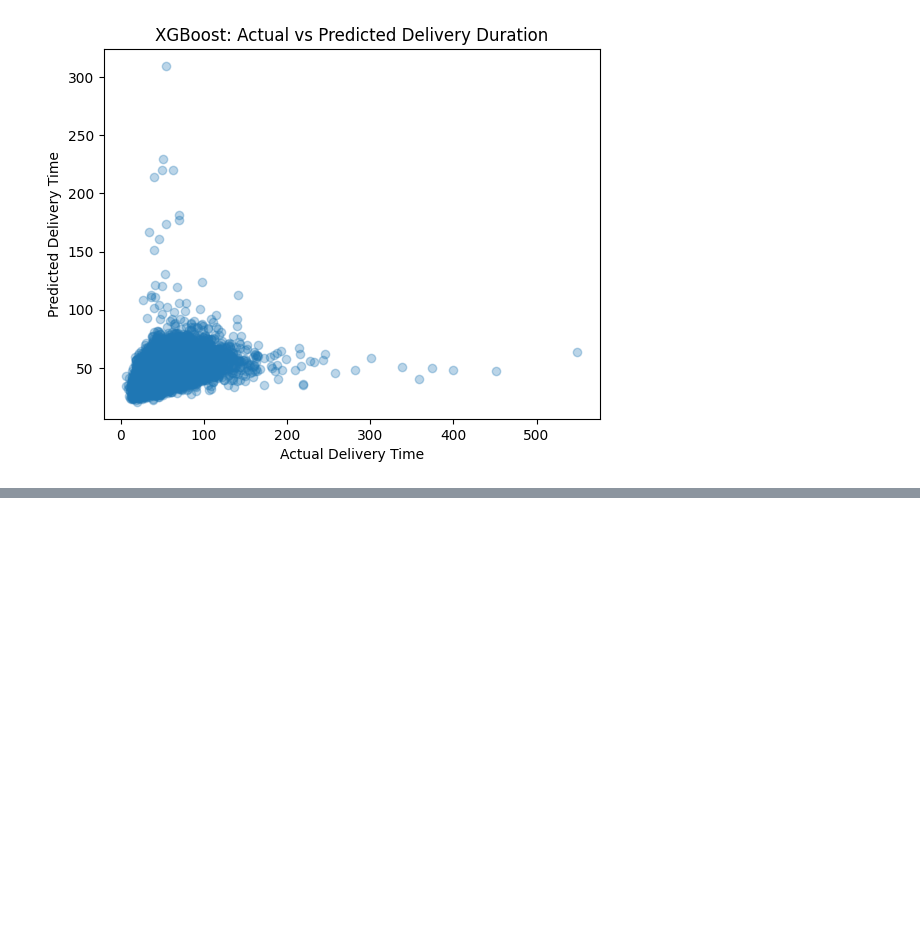
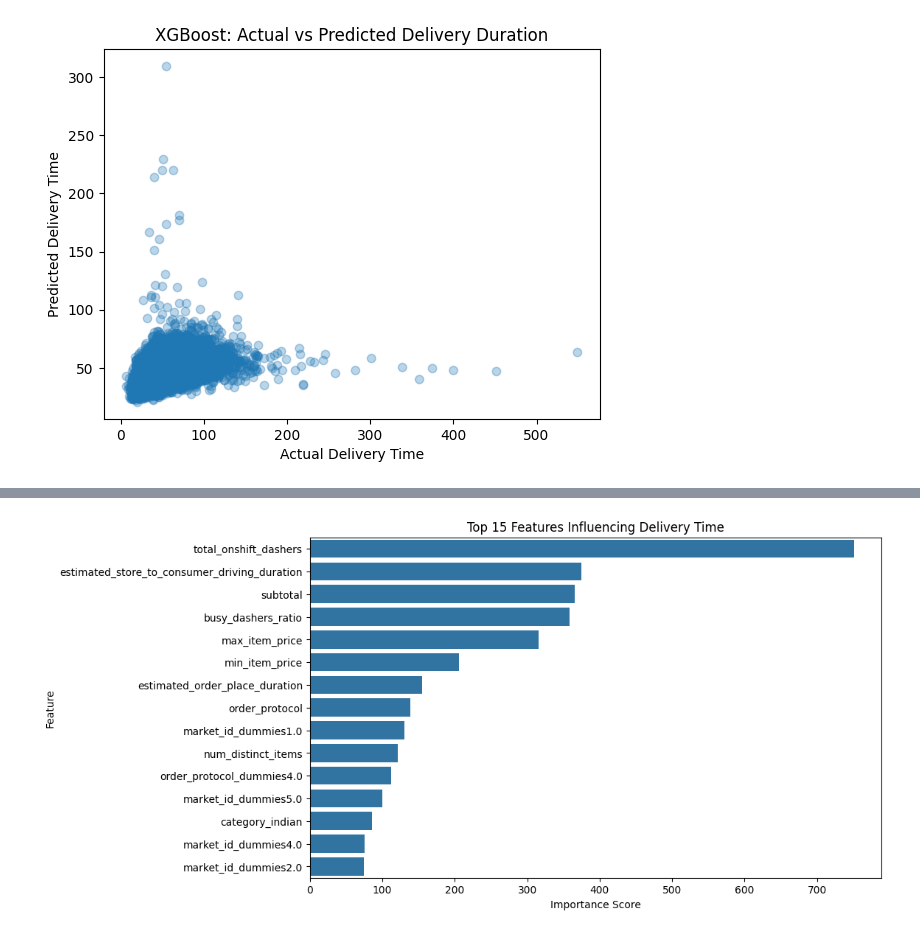
Before and after one commit to sayonyyy/doordash-delivery-duration-prediction, a Jupyter notebook: deliver_duration_prediction.ipynb, the cells around one changed output, grey strips where cells are left out. Cells and saved outputs as stored; diff of their text form; code cells hidden in the pictures; blank space fills up the shorter version.

```diff
--- a/deliver_duration_prediction.ipynb
+++ b/deliver_duration_prediction.ipynb
@@ -554,0 +820,10 @@ plt.show()
+# %%
+best_lgb = lgb_random_search.best_estimator_
+
+lgb_tuned_predictions = best_lgb.predict(X_test)
+
+lgb_tuned_rmse = np.sqrt(mean_squared_error(y_test, lgb_tuned_predictions))
+lgb_tuned_mae = mean_absolute_error(y_test, lgb_tuned_predictions)
+
+print("Tuned LightGBM RMSE:", lgb_tuned_rmse)
+print("Tuned LightGBM MAE:", lgb_tuned_mae)
@@ -554,0 +993,15 @@ plt.show()
+# %%
+# Extract feature importance from the tuned LightGBM model
+
+feature_importance = pd.DataFrame({
+    "Feature": X.columns,
+    "Importance": best_lgb.feature_importances_
+})
+
+# sort features by importance
+feature_importance = feature_importance.sort_values(
+    by="Importance",
+    ascending=False
+)
+
+feature_importance.head(15)
@@ -554,0 +1039,18 @@ plt.show()
+# %%
+# plot top 15 most important features
+
+plt.figure(figsize=(10,6))
+
+sns.barplot(
+    x="Importance",
+    y="Feature",
+    data=feature_importance.head(15)
+)
+
+plt.title("Top 15 Features Influencing Delivery Time")
+plt.xlabel("Importance Score")
+plt.ylabel("Feature")
+
+plt.show()
+# %% [output]
+[figure, added]
```
Also changed, not shown: parts of 37 cells of this notebook, 1 other file.
